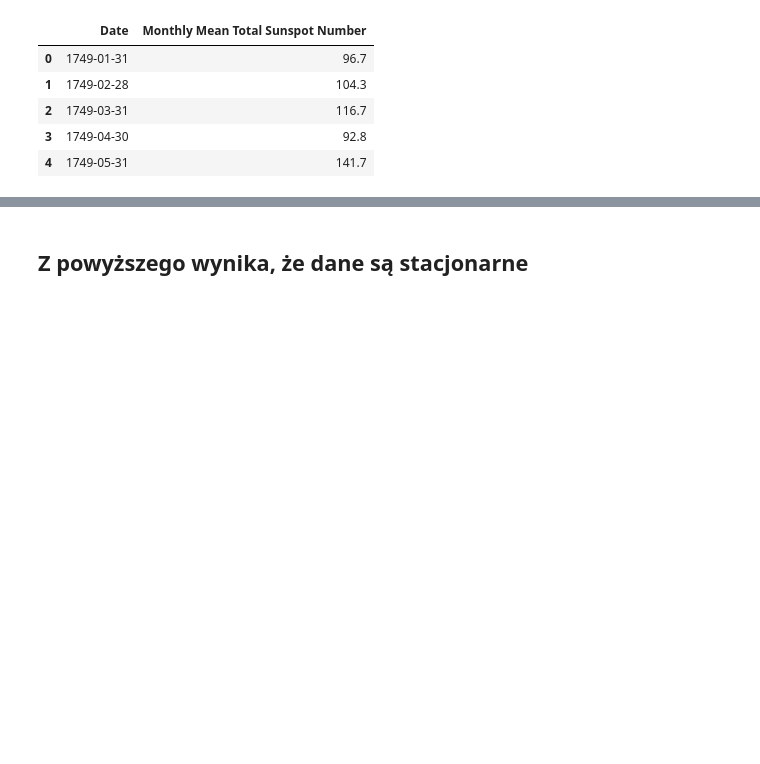
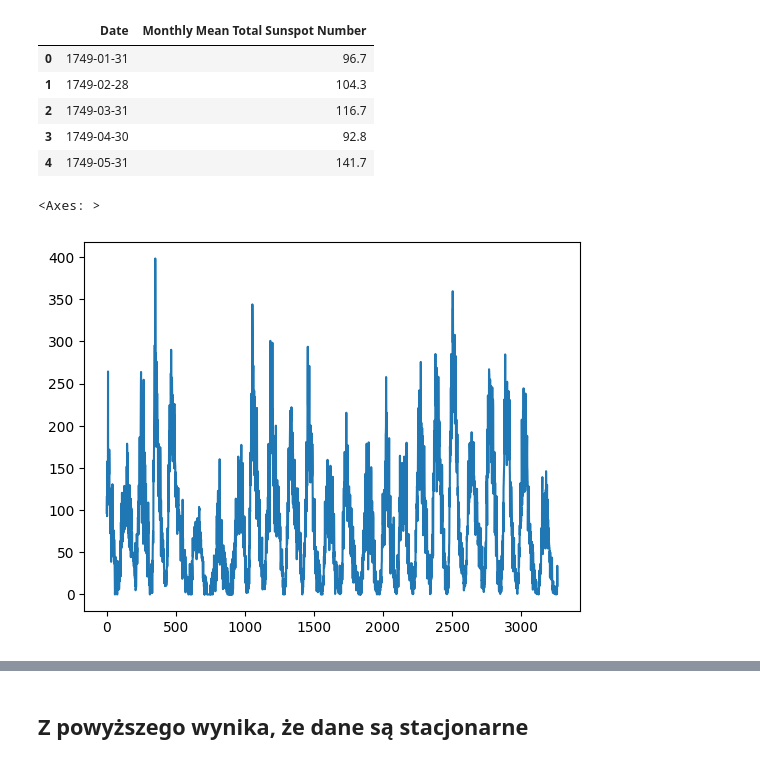
Before and after one commit to Wotaker/timeseries-models, a Jupyter notebook: models/ESN/sunspots.ipynb, the cells around one changed output, grey strips where cells are left out. Cells and saved outputs as stored; diff of their text form; code cells hidden in the pictures; blank space fills up the shorter version.

```diff
--- a/models/ESN/sunspots.ipynb
+++ b/models/ESN/sunspots.ipynb
@@ -19,6 +19,13 @@ df.head()
 | 2 | 1749-03-31 | 116.7 |
 | 3 | 1749-04-30 | 92.8 |
 | 4 | 1749-05-31 | 141.7 |
+# %%
+import matplotlib.pyplot as plt
+
+df[TOTAL].plot()
+# %% [output]
+<Axes: >
+[figure, added]
 # %%
 # Defining a function to test stationarity
 #SOURCE:https://github.com/tklouie/PyData_LA_2018/blob/master/PyData_LA_2018_Tutorial.ipynb
```
Also changed, not shown: parts of 28 cells of this notebook, 1 other file.
